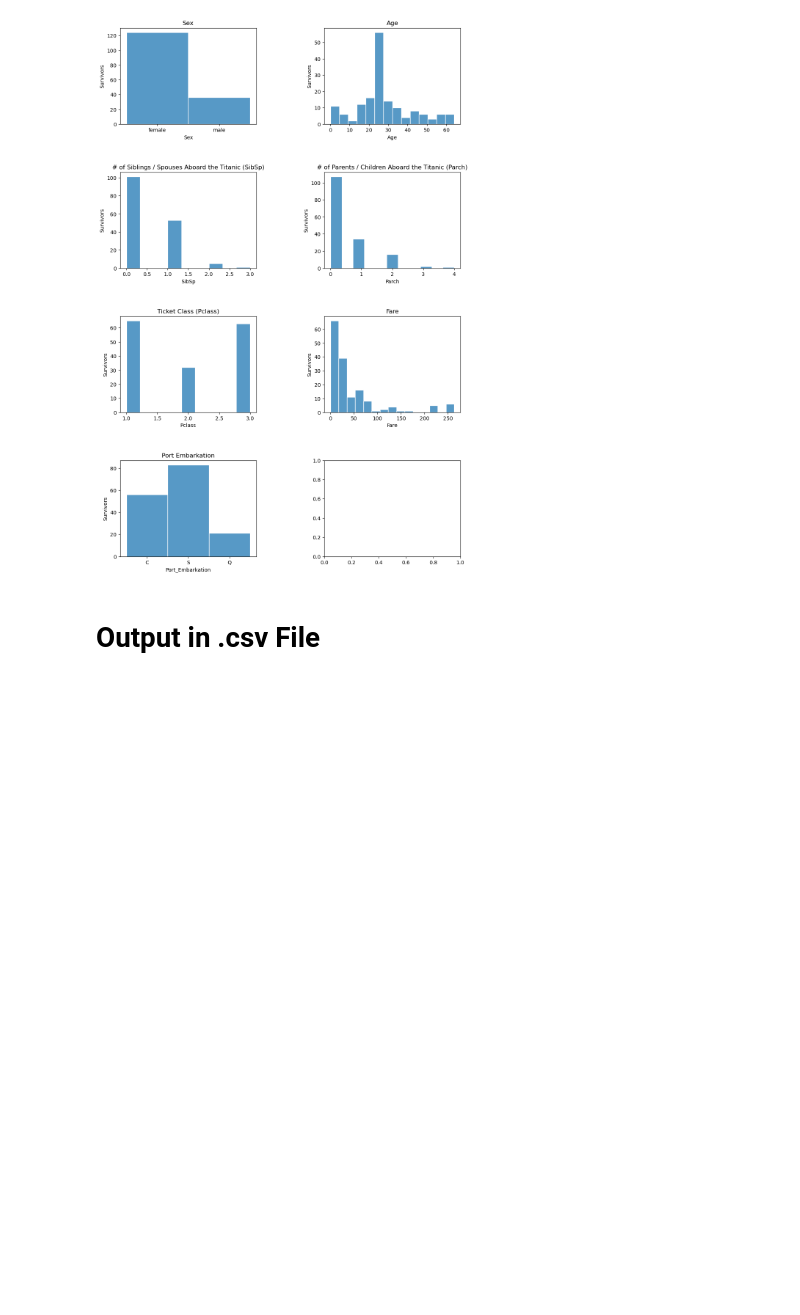
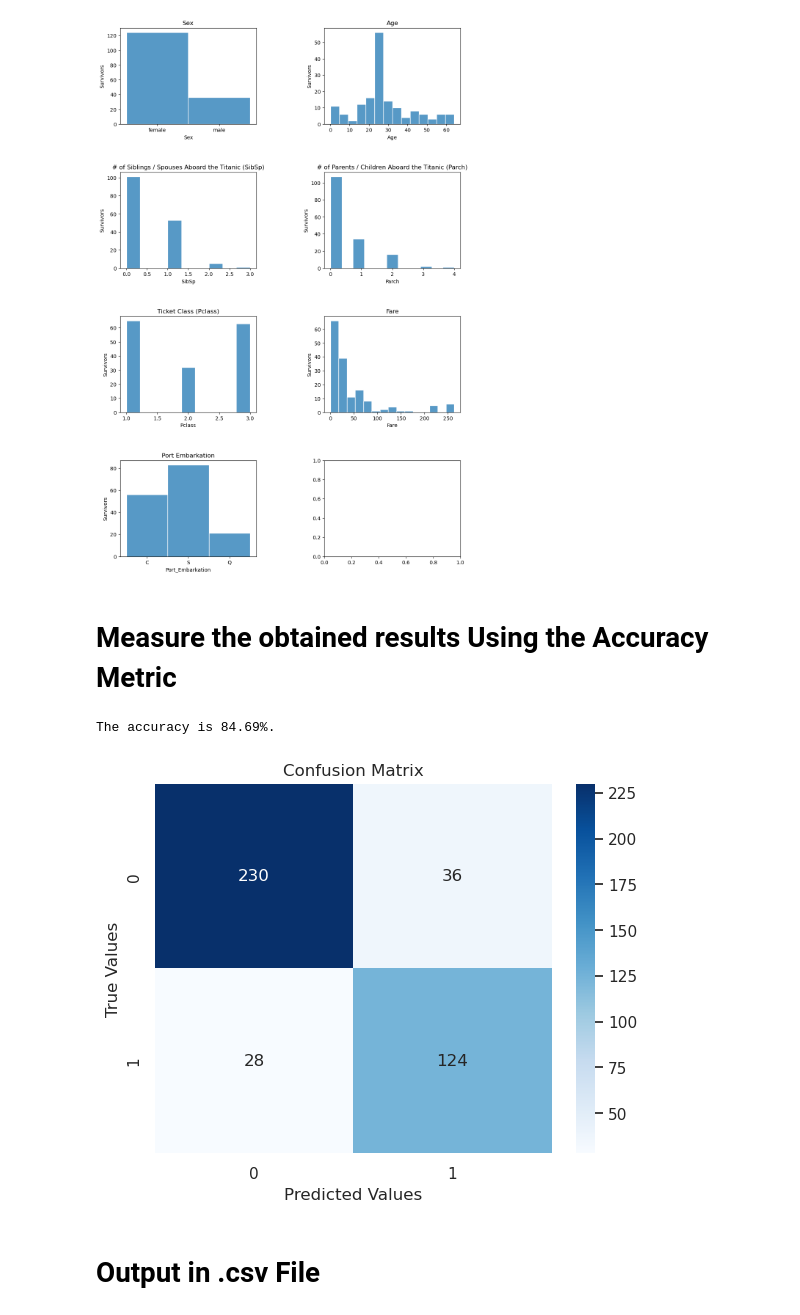
Before and after one commit to vera-varela/predict_titanic, a Jupyter notebook: predict-survival-on-the-titanic.ipynb, the cells around one changed output. Drawn from its saved outputs; the diff is of its cells as text; code cells hidden in the pictures; blank space fills up the shorter version.

Commit message:
Kaggle Notebook | Predict Survival on the Titanic | Version 15

```diff
--- a/predict-survival-on-the-titanic.ipynb
+++ b/predict-survival-on-the-titanic.ipynb
@@ -698,6 +714,25 @@ ax8.set(title='Port Embarkation', ylabel='Survivors')
 # %% [output]
 [Text(0.5, 1.0, 'Port Embarkation'), Text(87.59722222222221, 0.5, 'Survivors')]
 [figure]
+# %% [markdown]
+# Measure the obtained results Using the Accuracy Metric
+# %%
+y_test = pd.read_csv("/kaggle/input/titanic/gender_submission.csv")
+# %%
+accuracy = accuracy_score(y_test['Survived'], y_predict)*100
+print(f'The accuracy is %.2f%%.' %accuracy)
+# %% [output]
+The accuracy is 84.69%.
+# %%
+cm = confusion_matrix(y_test['Survived'], y_predict)
+
+sns.heatmap(cm, cmap='Blues', annot=True, fmt='')
+plt.xlabel('Predicted Values')
+plt.ylabel('True Values')
+plt.title('Confusion Matrix')
+plt.show()
+# %% [output]
+[figure, added]
 # %% [markdown]
 # Output in .csv File
 # %%
```
Also changed, not shown: parts of 4 cells of this notebook.
